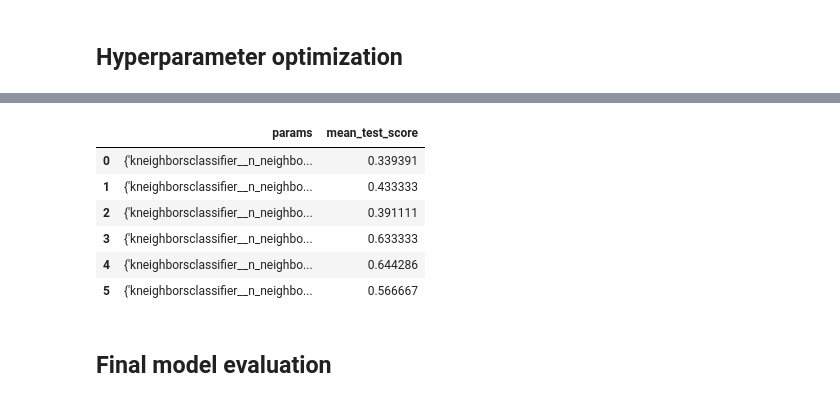
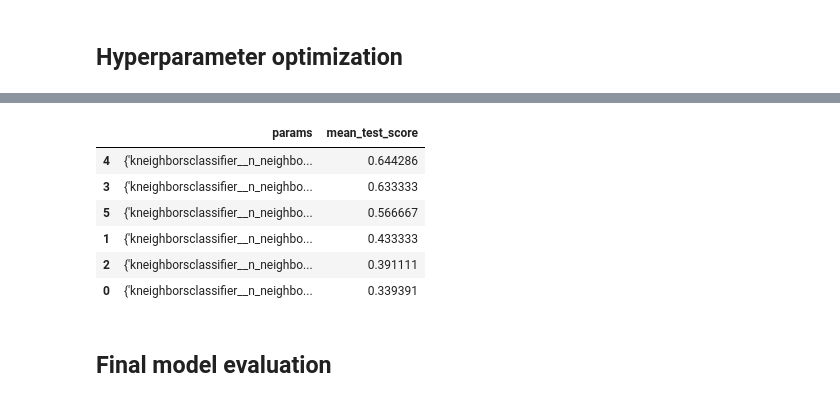
Before and after one commit to morrismanfung/yukoproject2022, a Jupyter notebook: 02-model/001-knn.ipynb, the cells around one changed output, grey strips where cells are left out. Drawn from its saved outputs; the diff is of its cells as text; code cells hidden in the pictures.

```diff
--- a/02-model/001-knn.ipynb
+++ b/02-model/001-knn.ipynb
@@ -156,15 +156,15 @@ GridSearchCV(cv=5,
              return_train_score=True, scoring='precision')
 # %%
 results = pd.DataFrame(grid_search.cv_results_)
-results[ ['params', 'mean_test_score']]
+results[ ['params', 'mean_test_score']].sort_values( 'mean_test_score', ascending = False)
 # %% [output]
 |  | params | mean_test_score |
-| 0 | {'kneighborsclassifier__n_neighbo... | 0.339391 |
+| 4 | {'kneighborsclassifier__n_neighbo... | 0.644286 |
+| 3 | {'kneighborsclassifier__n_neighbo... | 0.633333 |
+| 5 | {'kneighborsclassifier__n_neighbo... | 0.566667 |
 | 1 | {'kneighborsclassifier__n_neighbo... | 0.433333 |
 | 2 | {'kneighborsclassifier__n_neighbo... | 0.391111 |
-| 3 | {'kneighborsclassifier__n_neighbo... | 0.633333 |
-| 4 | {'kneighborsclassifier__n_neighbo... | 0.644286 |
-| 5 | {'kneighborsclassifier__n_neighbo... | 0.566667 |
+| 0 | {'kneighborsclassifier__n_neighbo... | 0.339391 |
 # %% [markdown]
 ## Final model evaluation
 # %%
```
Also changed, not shown: parts of 2 cells of this notebook, 3 other files.
